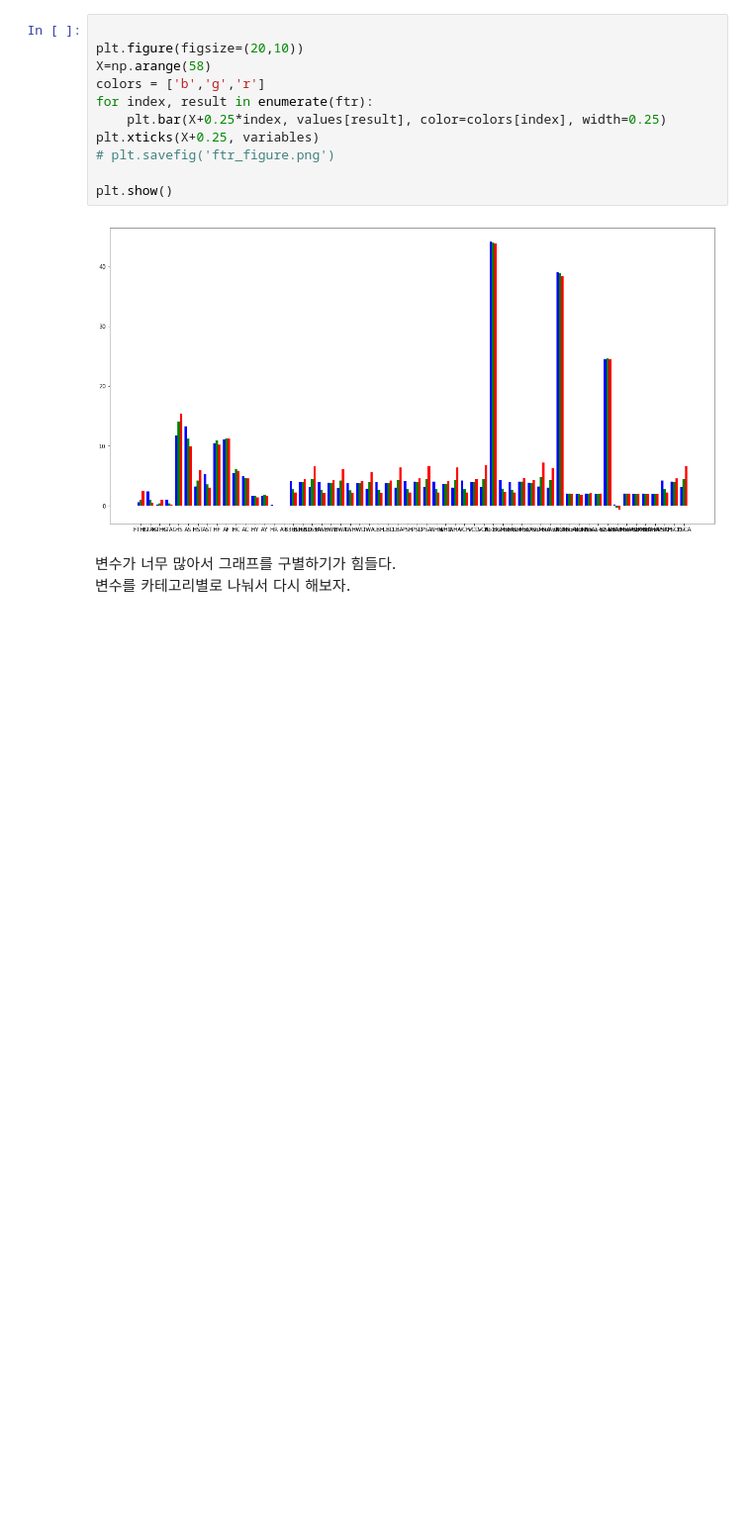
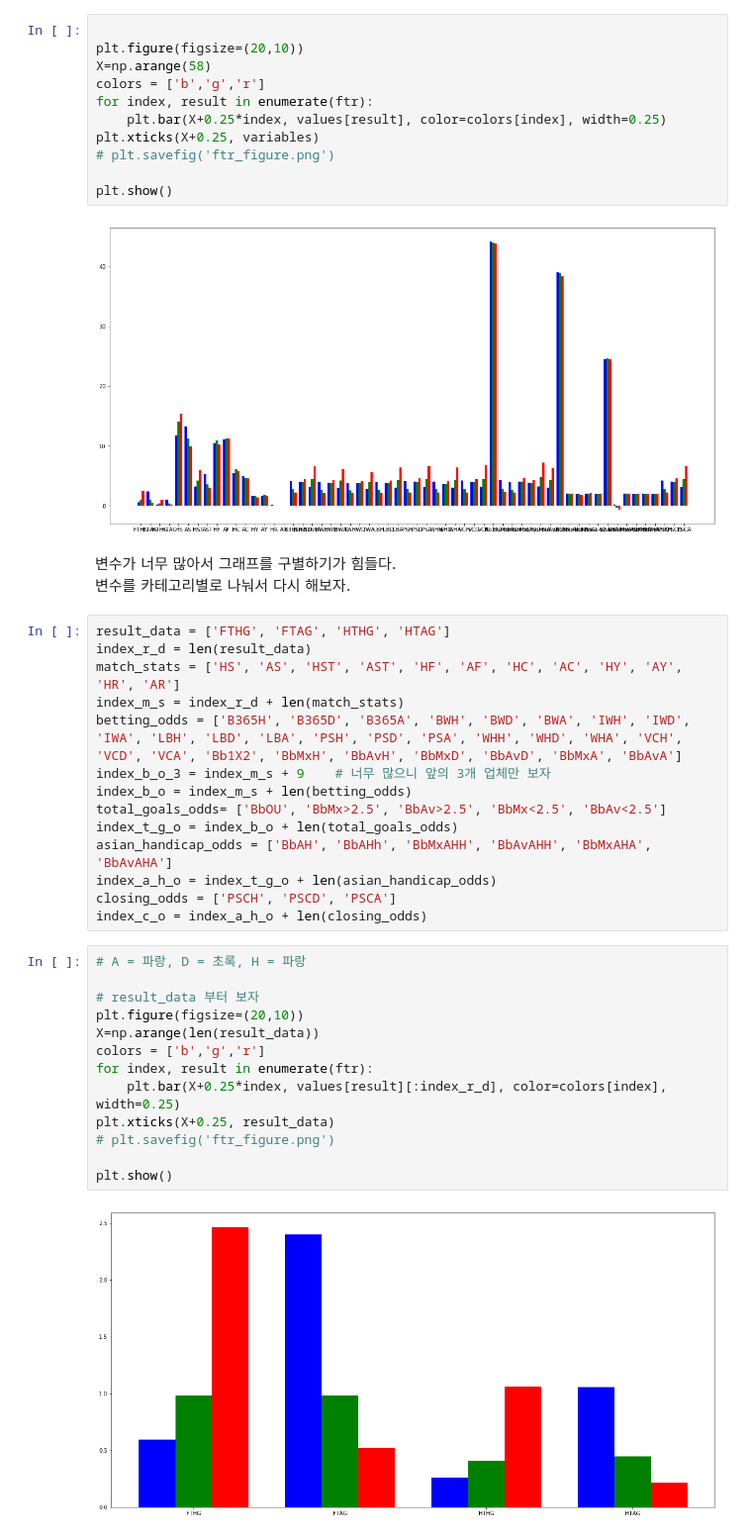
Before and after one commit to sunghoonhong/foot-ball-analysis, a Jupyter notebook: test.ipynb, the cells around one changed output. Shown: that part at 99% size. Saved outputs shown, nothing was run; the diff lists cells and outputs as text; blank space fills up the shorter version.

Commit message:
add plot of means of variables by FTR

```diff
--- a/test.ipynb
+++ b/test.ipynb
@@ -114,3 +114,32 @@ plt.show()
 # %% [markdown]
 변수가 너무 많아서 그래프를 구별하기가 힘들다.
 변수를 카테고리별로 나눠서 다시 해보자.
+# %%
+result_data = ['FTHG', 'FTAG', 'HTHG', 'HTAG']
+index_r_d = len(result_data)
+match_stats = ['HS', 'AS', 'HST', 'AST', 'HF', 'AF', 'HC', 'AC', 'HY', 'AY', 'HR', 'AR']
+index_m_s = index_r_d + len(match_stats)
+betting_odds = ['B365H', 'B365D', 'B365A', 'BWH', 'BWD', 'BWA', 'IWH', 'IWD', 'IWA', 'LBH', 'LBD', 'LBA', 'PSH', 'PSD', 'PSA', 'WHH', 'WHD', 'WHA', 'VCH', 'VCD', 'VCA', 'Bb1X2', 'BbMxH', 'BbAvH', 'BbMxD', 'BbAvD', 'BbMxA', 'BbAvA']
+index_b_o_3 = index_m_s + 9    # 너무 많으니 앞의 3개 업체만 보자
+index_b_o = index_m_s + len(betting_odds)
+total_goals_odds= ['BbOU', 'BbMx>2.5', 'BbAv>2.5', 'BbMx<2.5', 'BbAv<2.5']
+index_t_g_o = index_b_o + len(total_goals_odds)
+asian_handicap_odds = ['BbAH', 'BbAHh', 'BbMxAHH', 'BbAvAHH', 'BbMxAHA', 'BbAvAHA']
+index_a_h_o = index_t_g_o + len(asian_handicap_odds)
+closing_odds = ['PSCH', 'PSCD', 'PSCA']
+index_c_o = index_a_h_o + len(closing_odds)
+# %%
+# A = 파랑, D = 초록, H = 파랑
+
+# result_data 부터 보자
+plt.figure(figsize=(20,10))
+X=np.arange(len(result_data))
+colors = ['b','g','r']
+for index, result in enumerate(ftr):
+    plt.bar(X+0.25*index, values[result][:index_r_d], color=colors[index], width=0.25)
+plt.xticks(X+0.25, result_data)
+# plt.savefig('ftr_figure.png')
+
+plt.show()
+# %% [output]
+[figure, added]
```
Also changed, not shown: parts of 11 cells of this notebook.
